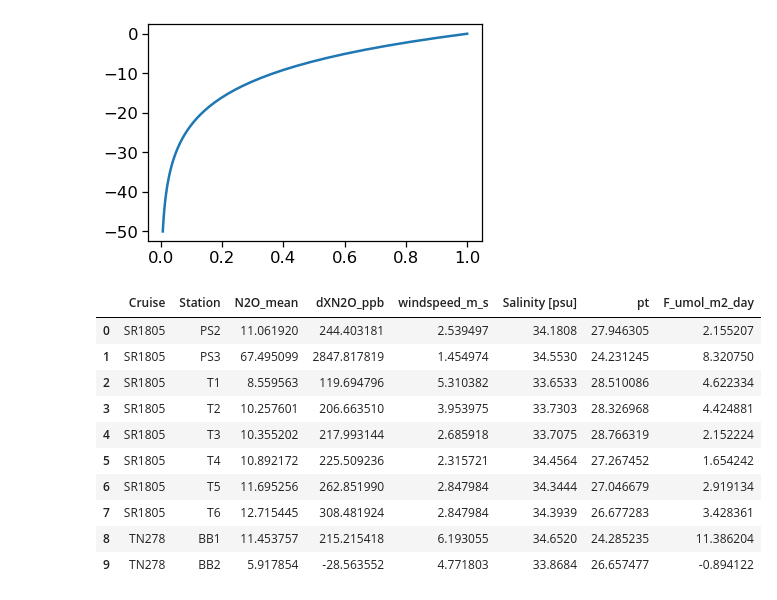
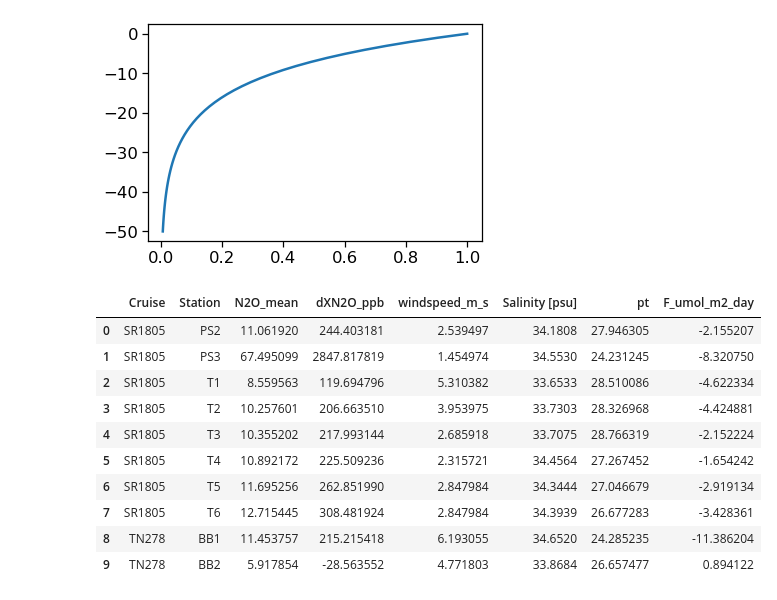
Before and after one commit to boom-lab/gasex-python, a Jupyter notebook: test functions.ipynb, the cells around one changed output. Cells and saved outputs as stored; diff of their text form; code cells hidden in the pictures.

```diff
--- a/test functions.ipynb
+++ b/test functions.ipynb
@@ -806,0 +1580,3 @@ def L13(C,u10,SP,pt,*,slp=1.0,gas=None,rh=1.0,chi_atm=None, air_temperature=None
+# %%
+Fd,Fc,Fp,Deq,Ks,Kt,ScW,Geq = L13unitcheck(10e-3,20,33,0,gas='Ar')
+Deq
@@ -806,0 +1609,20 @@ def L13(C,u10,SP,pt,*,slp=1.0,gas=None,rh=1.0,chi_atm=None, air_temperature=None
+# %%
+%%time
+xmin = 0
+xmax = 20
+dx = 0.5
+x = np.arange(xmin, xmax+dx, dx)
+Nx = x.size
+
+ymin = 0
+ymax = 30
+dy = 0.5
+y = np.arange(ymin, ymax+dy, dy)
+Ny = y.size
+
+z = np.zeros((Ny, Nx))
+
+for j in range(Nx):
+    for k in range(Ny):
+        Fd,Fc,Fp,Deq,Ks,Kt,ScW,Geq = L13(1e-6,x[j],35,y[k],gas='Ar')
+        z[k,j] = Deq*100
@@ -904,7 +2900,6 @@ def calculate_schmidt(temp):
     Ouputs: N2O saturation (nmol/L)
     """
     A = 2356.2 # constants from Table 1 in Wanninkhof, 2014
-    2
     B = -166.38
     C = 6.3952
     D = -0.13422
@@ -926,6 +2921,8 @@ def calculate_flux(k, k0, dpN2O):
     # k0_transformed = N2O solubility, mol/cm3/atm
     k0_transformed = k0*0.001 # mol/cm3/atm
     F = k * k0_transformed * dpN2O * 10000 # mol/m2/h
+
+
     F1 = F * 8760 # mol N2O/m2/year
     F2 = F1 * 44.013 # g N2O/m2/year
     F3 = F1*10**6/365 # umol N2O/m2/day
@@ -972,29 +2969,32 @@ n2o['XN2Ow_ppb'] = n2o.N2O_mean/(n2o.K0_mol_L_atm*n2o.sealevelpressure_atm)
 n2o['dXN2O_ppb'] = n2o['XN2Ow_ppb'] - n2o['XN2Oa_ppb']
 n2o['dpN2O_atm'] = n2o['dXN2O_ppb']*10**-9*n2o['sealevelpressure_atm']
 n2o['k_cm_h'] = calculate_k(n2o['windspeed_m_s'], n2o['Sc'])
-n2o['F_g_m2_year'], n2o['F_umol_m2_day'] =calculate_flux(n2o['k_cm_h'],n2o['K0_mol_L_atm'], n2o['dpN2O_atm'] )
-
+n2o['F_g_m2_year'], n2o['F_umol_m2_day'] = calculate_flux(n2o['k_cm_h'],n2o['K0_mol_L_atm'], n2o['dpN2O_atm'] )
+n2o['F_umol_m2_day'] = -n2o['F_umol_m2_day']
+n2o['F_g_m2_year'] = -n2o['F_g_m2_year']
 # add potential temperature for L13 calculation
 n2o['pref'] = 0
 n2o["SA"] = gsw.SA_from_SP(n2o['Salinity [psu]'],n2o['CTD_Pressure [db]'],n2o['Longitude [E]'],n2o['Latitude [N]'])
 n2o['pt'] = gsw.pt_from_t(n2o["SA"],n2o['Temperature [C]'],n2o['CTD_Pressure [db]'], n2o['pref'])
 
 # add concentration in mol/m3 for L13 calculation
-n2o["C"] = n2o.N2O_mean*10e-7
+n2o["C"] = n2o.N2O_mean*1e-6
 
 # convert XN2O from ppb to mol/mol for L13 calculation
-n2o['XN2Oa'] = n2o.XN2Oa_ppb*10e-10
+n2o['XN2Oa'] = n2o.XN2Oa_ppb*1e-9
 # %%
+n2ods = n2o.set_index(["Latitude [N]", "Longitude [E]"]).to_xarray()
+type(n2ods.C)
 n2o[['Cruise','Station','N2O_mean','dXN2O_ppb','windspeed_m_s','Salinity [psu]','pt','F_umol_m2_day']]
 # %% [output]
 |  | Cruise | Station | N2O_mean | dXN2O_ppb | windspeed_m_s | Salinity [psu] | pt | F_umol_m2_day |
-| 0 | SR1805 | PS2 | 11.061920 | 244.403181 | 2.539497 | 34.1808 | 27.946305 | 2.155207 |
-| 1 | SR1805 | PS3 | 67.495099 | 2847.817819 | 1.454974 | 34.5530 | 24.231245 | 8.320750 |
-| 2 | SR1805 | T1 | 8.559563 | 119.694796 | 5.310382 | 33.6533 | 28.510086 | 4.622334 |
-| 3 | SR1805 | T2 | 10.257601 | 206.663510 | 3.953975 | 33.7303 | 28.326968 | 4.424881 |
-| 4 | SR1805 | T3 | 10.355202 | 217.993144 | 2.685918 | 33.7075 | 28.766319 | 2.152224 |
-| 5 | SR1805 | T4 | 10.892172 | 225.509236 | 2.315721 | 34.4564 | 27.267452 | 1.654242 |
-| 6 | SR1805 | T5 | 11.695256 | 262.851990 | 2.847984 | 34.3444 | 27.046679 | 2.919134 |
-| 7 | SR1805 | T6 | 12.715445 | 308.481924 | 2.847984 | 34.3939 | 26.677283 | 3.428361 |
-| 8 | TN278 | BB1 | 11.453757 | 215.215418 | 6.193055 | 34.6520 | 24.285235 | 11.386204 |
-| 9 | TN278 | BB2 | 5.917854 | -28.563552 | 4.771803 | 33.8684 | 26.657477 | -0.894122 |
+| 0 | SR1805 | PS2 | 11.061920 | 244.403181 | 2.539497 | 34.1808 | 27.946305 | -2.155207 |
+| 1 | SR1805 | PS3 | 67.495099 | 2847.817819 | 1.454974 | 34.5530 | 24.231245 | -8.320750 |
+| 2 | SR1805 | T1 | 8.559563 | 119.694796 | 5.310382 | 33.6533 | 28.510086 | -4.622334 |
+| 3 | SR1805 | T2 | 10.257601 | 206.663510 | 3.953975 | 33.7303 | 28.326968 | -4.424881 |
+| 4 | SR1805 | T3 | 10.355202 | 217.993144 | 2.685918 | 33.7075 | 28.766319 | -2.152224 |
+| 5 | SR1805 | T4 | 10.892172 | 225.509236 | 2.315721 | 34.4564 | 27.267452 | -1.654242 |
+| 6 | SR1805 | T5 | 11.695256 | 262.851990 | 2.847984 | 34.3444 | 27.046679 | -2.919134 |
+| 7 | SR1805 | T6 | 12.715445 | 308.481924 | 2.847984 | 34.3939 | 26.677283 | -3.428361 |
+| 8 | TN278 | BB1 | 11.453757 | 215.215418 | 6.193055 | 34.6520 | 24.285235 | -11.386204 |
+| 9 | TN278 | BB2 | 5.917854 | -28.563552 | 4.771803 | 33.8684 | 26.657477 | 0.894122 |
```
Also changed, not shown: parts of 146 cells of this notebook, 13 other files.
